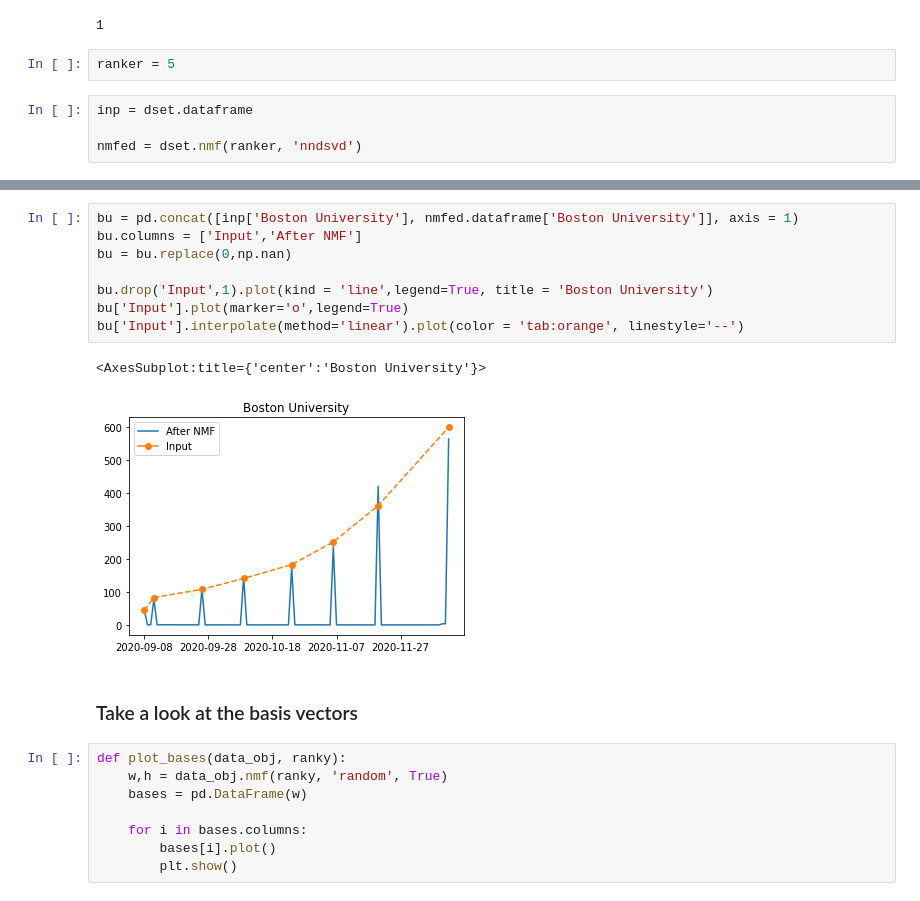
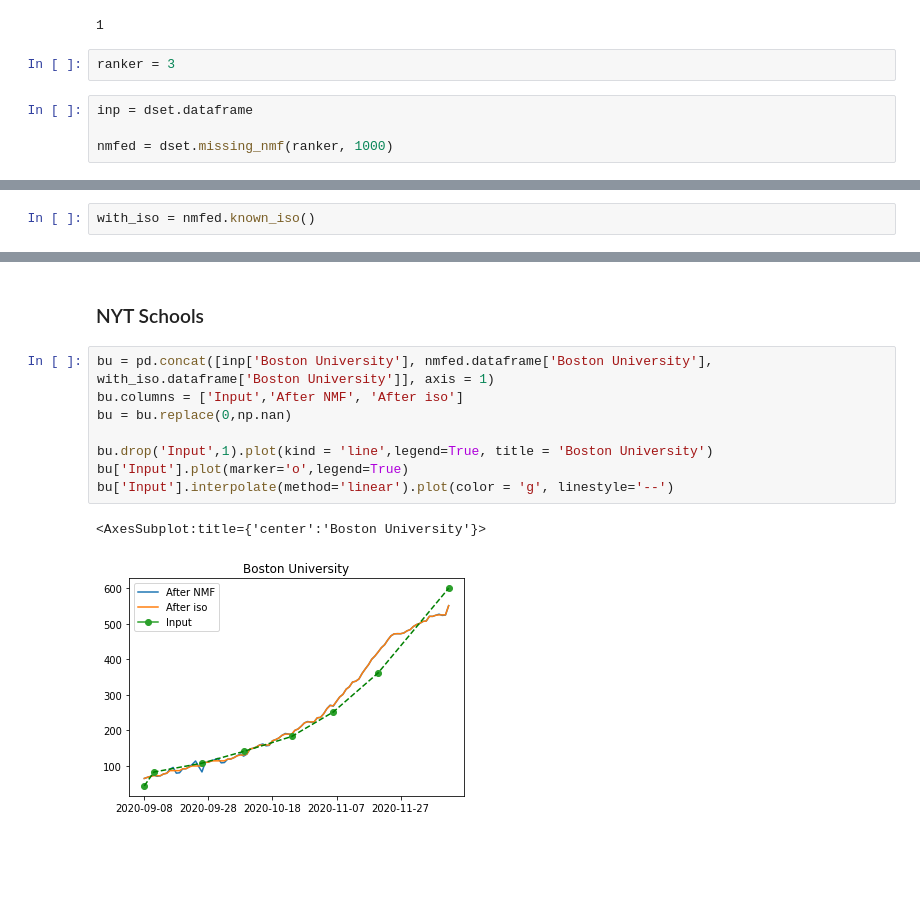
Before and after one commit to kevin-q2/Covid_Diffusion, a Jupyter notebook: analysis/nmf_tests.ipynb, the cells around one changed output, grey strips where cells are left out. Drawn from its saved outputs; the diff is of its cells as text; blank space fills up the shorter version.

```diff
--- a/analysis/nmf_tests.ipynb
+++ b/analysis/nmf_tests.ipynb
@@ -48,8 +48,8 @@ print(ranker)
 # %% [output]
 1
 # %%
-ranker = 5
+ranker = 3
 # %%
 inp = dset.dataframe
 
-nmfed = dset.nmf(ranker, 'nndsvd')
+nmfed = dset.missing_nmf(ranker, 1000)
@@ -56 +74,3 @@ nmfed = dset.nmf(ranker, 'nndsvd')
+# %%
+with_iso = nmfed.known_iso()
 # %% [markdown]
@@ -68,21 +110,13 @@ Ohio['Input'].plot(legend=True)
+# %% [markdown]
+### NYT Schools
 # %%
-bu = pd.concat([inp['Boston University'], nmfed.dataframe['Boston University']], axis = 1)
-bu.columns = ['Input','After NMF']
+bu = pd.concat([inp['Boston University'], nmfed.dataframe['Boston University'], with_iso.dataframe['Boston University']], axis = 1)
+bu.columns = ['Input','After NMF', 'After iso']
 bu = bu.replace(0,np.nan)
 
 bu.drop('Input',1).plot(kind = 'line',legend=True, title = 'Boston University')
 bu['Input'].plot(marker='o',legend=True)
-bu['Input'].interpolate(method='linear').plot(color = 'tab:orange', linestyle='--')
+bu['Input'].interpolate(method='linear').plot(color = 'g', linestyle='--')
 # %% [output]
 <AxesSubplot:title={'center':'Boston University'}>
-[figure, old version]
+[figure, new version]
-# %% [markdown]
-### Take a look at the basis vectors
-# %%
-def plot_bases(data_obj, ranky):
-    w,h = data_obj.nmf(ranky, 'random', True)
-    bases = pd.DataFrame(w)
-
-    for i in bases.columns:
-        bases[i].plot()
-        plt.show()
```
Also changed, not shown: parts of 22 cells of this notebook, 1 other file.
